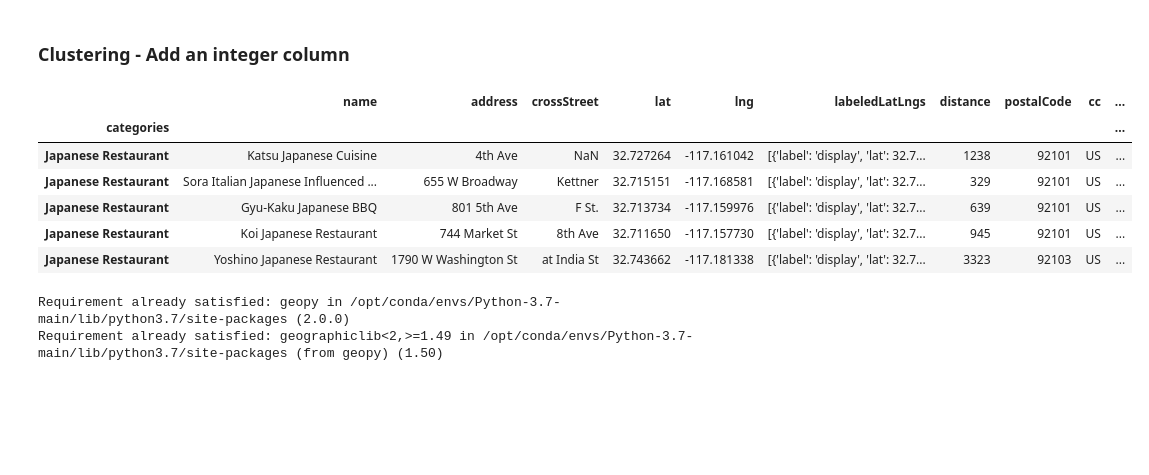
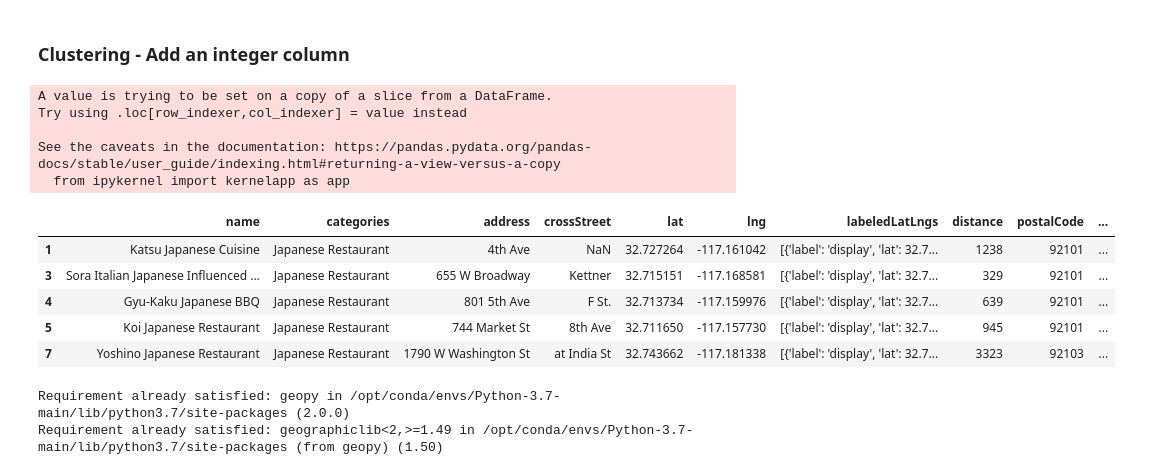
Before and after one commit to bpeterson25/Coursera_Capstone, a Jupyter notebook: San Diego Four Square API.ipynb, the cells around one changed output. Drawn from its saved outputs; the diff is of its cells as text; code cells hidden in the pictures; blank space fills up the shorter version.

```diff
--- a/San Diego Four Square API.ipynb
+++ b/San Diego Four Square API.ipynb
@@ -180,8 +204,8 @@ dataframe_filtered
 | 29 | Diamond Vault Japanese Learning C... | School | NaN | NaN | 32.801323 | -117.248092 | [{'label': 'display', 'lat': 32.8... | 12161 | NaN | ... |
 # %% [markdown]
 #### There are a number of results for 'Japanese' that are not restaurants.  Need to filter these results to only those which are restaurants
-# %%
-dataframe_restaurant = dataframe_filtered.set_index('categories').filter(like='Japanese Restaurant' or 'Sushi Restaurant' or 'Ramen Restaurant' or 'Asian Restaurant', axis=0)
+# %%
+dataframe_restaurant = dataframe_filtered.loc[dataframe_filtered.categories.str.contains('Restaurant', na=False)]
 # %%
 dataframe_restaurant
 # %% [output]
@@ -238,17 +270,21 @@ venues_map
 # %% [markdown]
 ### Clustering - Add an integer column
 # %%
-# Need to update the df to include integer data for the categorical Borough in order to use clustering
-dataframe_restaurant['Index']=dataframe_restaurant['postalCode'].replace(to_replace=['92101','92103','92108','92111','91945','22010'],value=[1,2,3,4,5,6],inplace=False)
+# Need to update the df to include integer data for the postal codes in order to use clustering
+dataframe_restaurant['Index']=dataframe_restaurant['postalCode'].replace(to_replace=['92101','92103','92108','92111','91945','22010','92110'],value=[1,2,3,4,5,6,7],inplace=False)
 dataframe_restaurant.head()
 # %% [output]
+A value is trying to be set on a copy of a slice from a DataFrame.
+Try using .loc[row_indexer,col_indexer] = value instead
+
+See the caveats in the documentation: https://pandas.pydata.org/pandas-docs/stable/user_guide/indexing.html#returning-a-view-versus-a-copy
+  from ipykernel import kernelapp as app
-|  | name | address | crossStreet | lat | lng | labeledLatLngs | distance | postalCode | cc | ... |
-| categories |  |  |  |  |  |  |  |  |  | ... |
-| Japanese Restaurant | Katsu Japanese Cuisine | 4th Ave | NaN | 32.727264 | -117.161042 | [{'label': 'display', 'lat': 32.7... | 1238 | 92101 | US | ... |
-| Japanese Restaurant | Sora Italian Japanese Influenced ... | 655 W Broadway | Kettner | 32.715151 | -117.168581 | [{'label': 'display', 'lat': 32.7... | 329 | 92101 | US | ... |
-| Japanese Restaurant | Gyu-Kaku Japanese BBQ | 801 5th Ave | F St. | 32.713734 | -117.159976 | [{'label': 'display', 'lat': 32.7... | 639 | 92101 | US | ... |
-| Japanese Restaurant | Koi Japanese Restaurant | 744 Market St | 8th Ave | 32.711650 | -117.157730 | [{'label': 'display', 'lat': 32.7... | 945 | 92101 | US | ... |
-| Japanese Restaurant | Yoshino Japanese Restaurant | 1790 W Washington St | at India St | 32.743662 | -117.181338 | [{'label': 'display', 'lat': 32.7... | 3323 | 92103 | US | ... |
+|  | name | categories | address | crossStreet | lat | lng | labeledLatLngs | distance | postalCode | ... |
+| 1 | Katsu Japanese Cuisine | Japanese Restaurant | 4th Ave | NaN | 32.727264 | -117.161042 | [{'label': 'display', 'lat': 32.7... | 1238 | 92101 | ... |
+| 3 | Sora Italian Japanese Influenced ... | Japanese Restaurant | 655 W Broadway | Kettner | 32.715151 | -117.168581 | [{'label': 'display', 'lat': 32.7... | 329 | 92101 | ... |
+| 4 | Gyu-Kaku Japanese BBQ | Japanese Restaurant | 801 5th Ave | F St. | 32.713734 | -117.159976 | [{'label': 'display', 'lat': 32.7... | 639 | 92101 | ... |
+| 5 | Koi Japanese Restaurant | Japanese Restaurant | 744 Market St | 8th Ave | 32.711650 | -117.157730 | [{'label': 'display', 'lat': 32.7... | 945 | 92101 | ... |
+| 7 | Yoshino Japanese Restaurant | Japanese Restaurant | 1790 W Washington St | at India St | 32.743662 | -117.181338 | [{'label': 'display', 'lat': 32.7... | 3323 | 92103 | ... |
 # %%
 #Import Libraries for the map
 !pip install geopy
```
Also changed, not shown: parts of 24 cells of this notebook.
